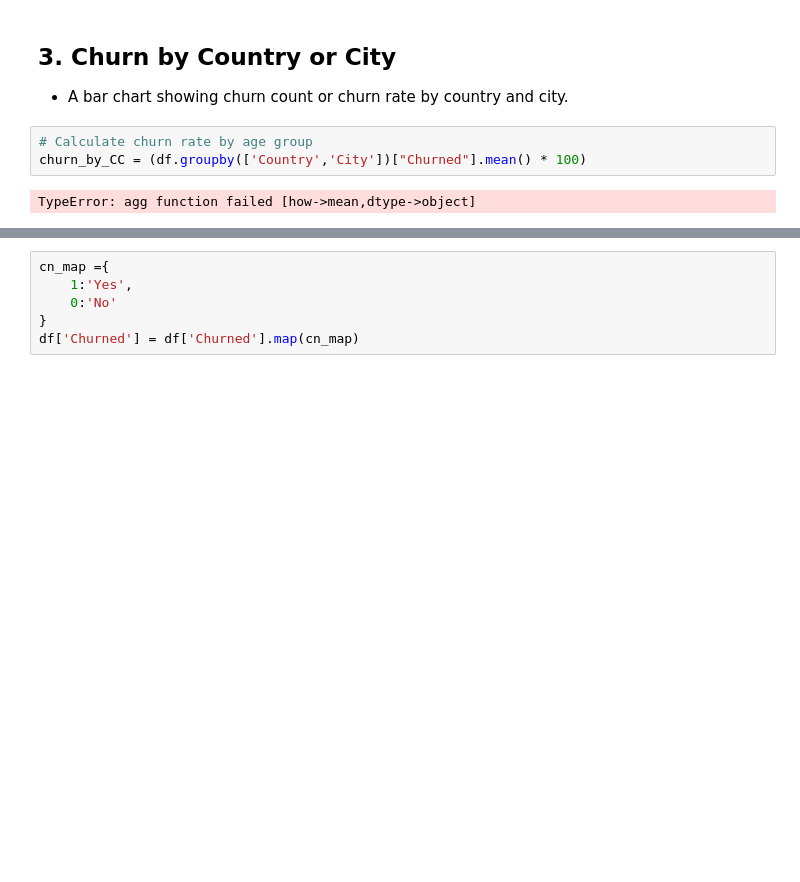
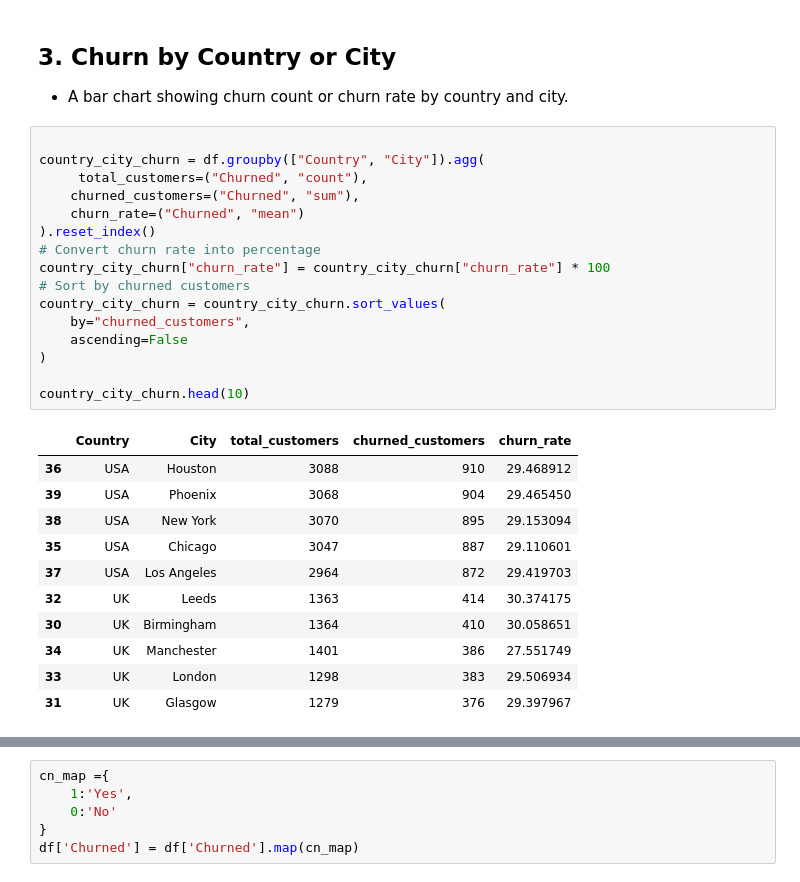
Before and after one commit to pinkimahato9814-afk/Final_project_Customer-Mind-360, a Jupyter notebook: notebooks/01_data_understanding_cleanng.ipynb, the cells around one changed output, grey strips where cells are left out. Saved outputs shown, nothing was run; the diff lists cells and outputs as text; blank space fills up the shorter version.

```diff
--- a/notebooks/01_data_understanding_cleanng.ipynb
+++ b/notebooks/01_data_understanding_cleanng.ipynb
@@ -546,7 +546,30 @@ plt.show()
 ## 3. Churn by Country or City
 - A bar chart showing churn count or churn rate by country and city.
 # %%
-# Calculate churn rate by age group
-churn_by_CC = (df.groupby(['Country','City'])["Churned"].mean() * 100)
+
+country_city_churn = df.groupby(["Country", "City"]).agg(
+     total_customers=("Churned", "count"),
+    churned_customers=("Churned", "sum"),
+    churn_rate=("Churned", "mean")
+).reset_index()
+# Convert churn rate into percentage
+country_city_churn["churn_rate"] = country_city_churn["churn_rate"] * 100
+# Sort by churned customers
+country_city_churn = country_city_churn.sort_values(
+    by="churned_customers",
+    ascending=False
+)
+
+country_city_churn.head(10)
 # %% [output]
-TypeError: agg function failed [how->mean,dtype->object]
+|  | Country | City | total_customers | churned_customers | churn_rate |
+| 36 | USA | Houston | 3088 | 910 | 29.468912 |
+| 39 | USA | Phoenix | 3068 | 904 | 29.465450 |
+| 38 | USA | New York | 3070 | 895 | 29.153094 |
+| 35 | USA | Chicago | 3047 | 887 | 29.110601 |
+| 37 | USA | Los Angeles | 2964 | 872 | 29.419703 |
+| 32 | UK | Leeds | 1363 | 414 | 30.374175 |
+| 30 | UK | Birmingham | 1364 | 410 | 30.058651 |
+| 34 | UK | Manchester | 1401 | 386 | 27.551749 |
+| 33 | UK | London | 1298 | 383 | 29.506934 |
+| 31 | UK | Glasgow | 1279 | 376 | 29.397967 |
```
Also changed, not shown: parts of 8 cells of this notebook.
